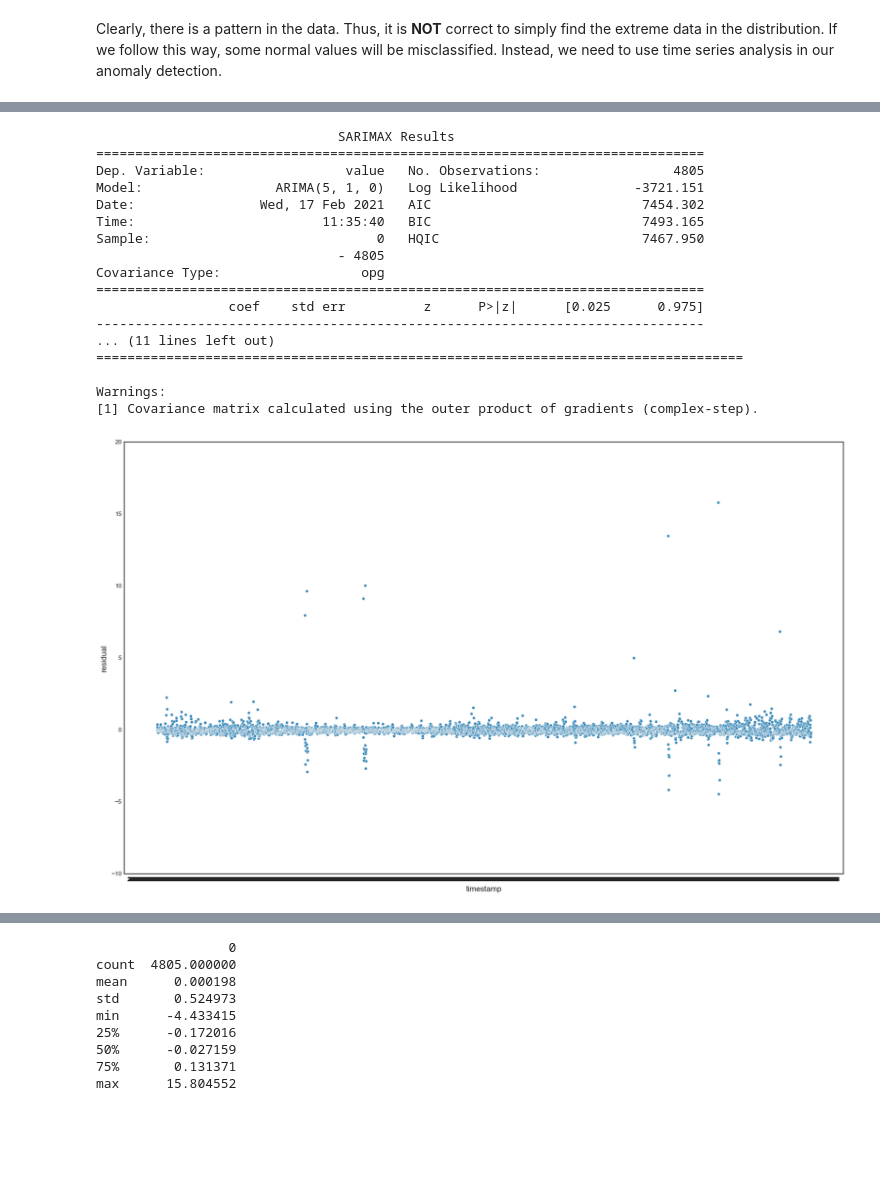
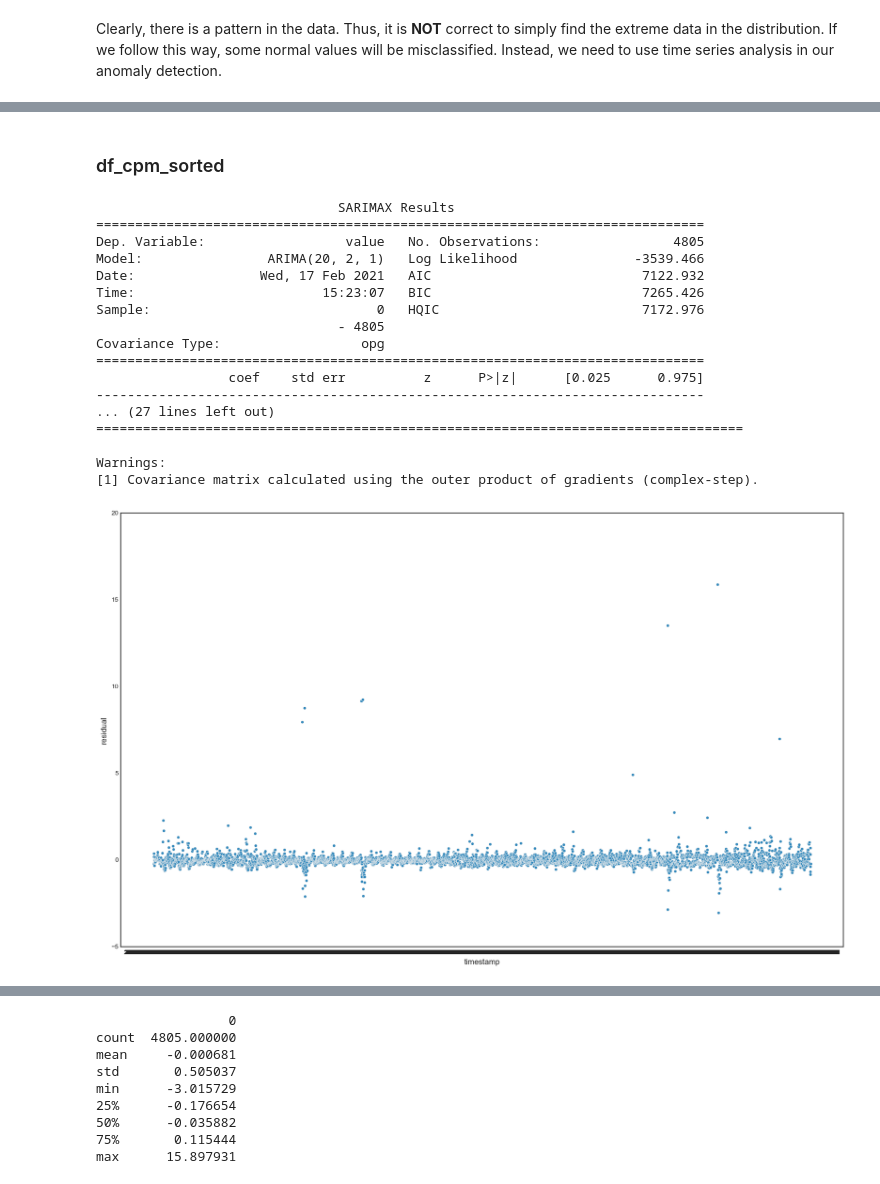
Before and after one commit to zixiaohuang9874/AnamolyDetectionMain, a Jupyter notebook: AnomalyDetectionMain.ipynb, the cells around one changed output, grey strips where cells are left out. Cells and saved outputs as stored; diff of their text form; code cells hidden in the pictures; blank space fills up the shorter version.

```diff
--- a/AnomalyDetectionMain.ipynb
+++ b/AnomalyDetectionMain.ipynb
@@ -227,51 +219,53 @@ Length: 4805, dtype: float64
+# %% [markdown]
+### df_cpm_sorted
 # %%
 from statsmodels.tsa.arima.model import ARIMA
 
 # fit model
-model = ARIMA(df_cpm_sorted['value'], order=(5, 1, 0))
+model = ARIMA(df_cpm_sorted['value'], order=(20, 2, 1))
 model_fit = model.fit()
 
 # summary of fit model
 print(model_fit.summary())
 
 # line plot of residuals
 residuals = pd.DataFrame(model_fit.resid)
 df_cpm_sorted['residual'] = list(residuals.loc[:,0])
 df_cpm_sorted.plot.scatter(x = 'timestamp', y = 'residual')
 plt.show()
 
 # density plot of residuals
 residuals.plot(kind = 'kde')
 plt.show()
 
 # summary stats of residuals
 print(residuals.describe())
 # %% [output]
                                SARIMAX Results
 ==============================================================================
 Dep. Variable:                  value   No. Observations:                 4805
-Model:                 ARIMA(5, 1, 0)   Log Likelihood               -3721.151
-Date:                Wed, 17 Feb 2021   AIC                           7454.302
-Time:                        11:35:40   BIC                           7493.165
-Sample:                             0   HQIC                          7467.950
+Model:                ARIMA(20, 2, 1)   Log Likelihood               -3539.466
+Date:                Wed, 17 Feb 2021   AIC                           7122.932
+Time:                        15:23:07   BIC                           7265.426
+Sample:                             0   HQIC                          7172.976
                                - 4805
 Covariance Type:                  opg
 ==============================================================================
                  coef    std err          z      P>|z|      [0.025      0.975]
 ------------------------------------------------------------------------------
-... (11 lines left out)
+... (27 lines left out)
 ===================================================================================
 
 Warnings:
 [1] Covariance matrix calculated using the outer product of gradients (complex-step).
-[figure, old version]
+[figure, new version]
 [figure]
                  0
 count  4805.000000
-mean      0.000198
-std       0.524973
-min      -4.433415
-25%      -0.172016
-50%      -0.027159
-75%       0.131371
-max      15.804552
+mean     -0.000681
+std       0.505037
+min      -3.015729
+25%      -0.176654
+50%      -0.035882
+75%       0.115444
+max      15.897931
```
Also changed, not shown: parts of 25 cells of this notebook, 1 other file.
